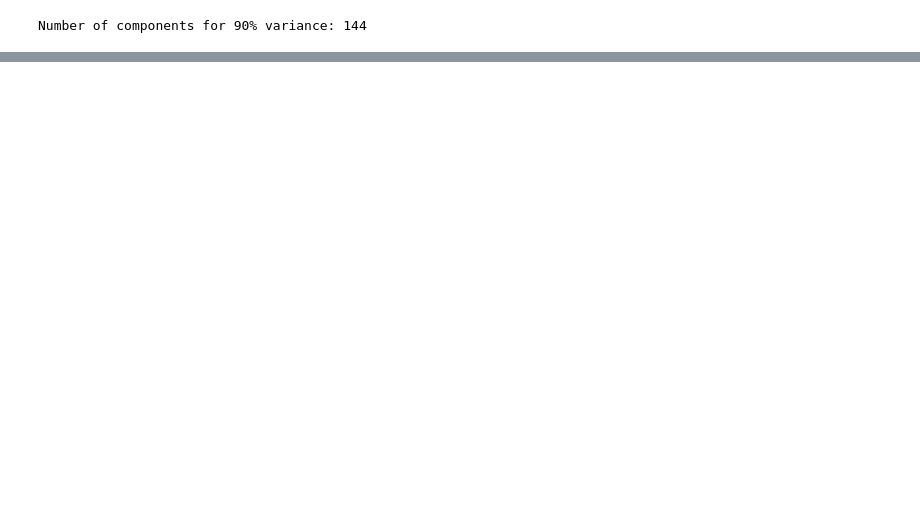
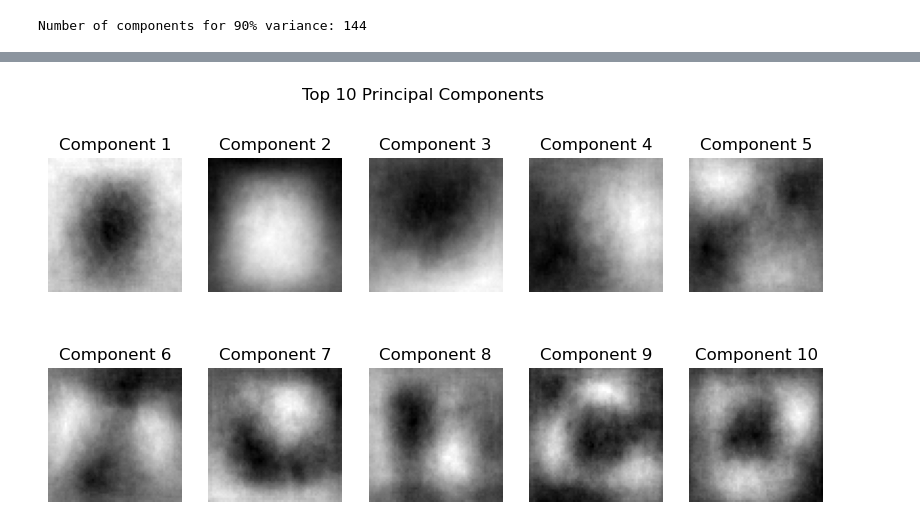
Before and after one commit to tmaxell/spbu_ml_2025_practice, a Jupyter notebook: homeworks/dimentionality/hw2.ipynb, the cells around one changed output, grey strips where cells are left out. Saved outputs shown, nothing was run; the diff lists cells and outputs as text; code cells hidden in the pictures; blank space fills up the shorter version.

```diff
--- a/homeworks/dimentionality/hw2.ipynb
+++ b/homeworks/dimentionality/hw2.ipynb
@@ -73,0 +84,11 @@ Number of components for 90% variance: 144
+# %%
+plt.figure(figsize=(10, 5))
+for i in range(min(10, X_train_pca.shape[1])):
+    plt.subplot(2, 5, i + 1)
+    plt.imshow(pca.components_[i].reshape(IMG_SIZE), cmap='gray')
+    plt.title(f"Component {i+1}")
+    plt.axis('off')
+plt.suptitle("Top 10 Principal Components")
+plt.show()
+# %% [output]
+[figure, added]
```
Also changed, not shown: parts of 3 cells of this notebook.
